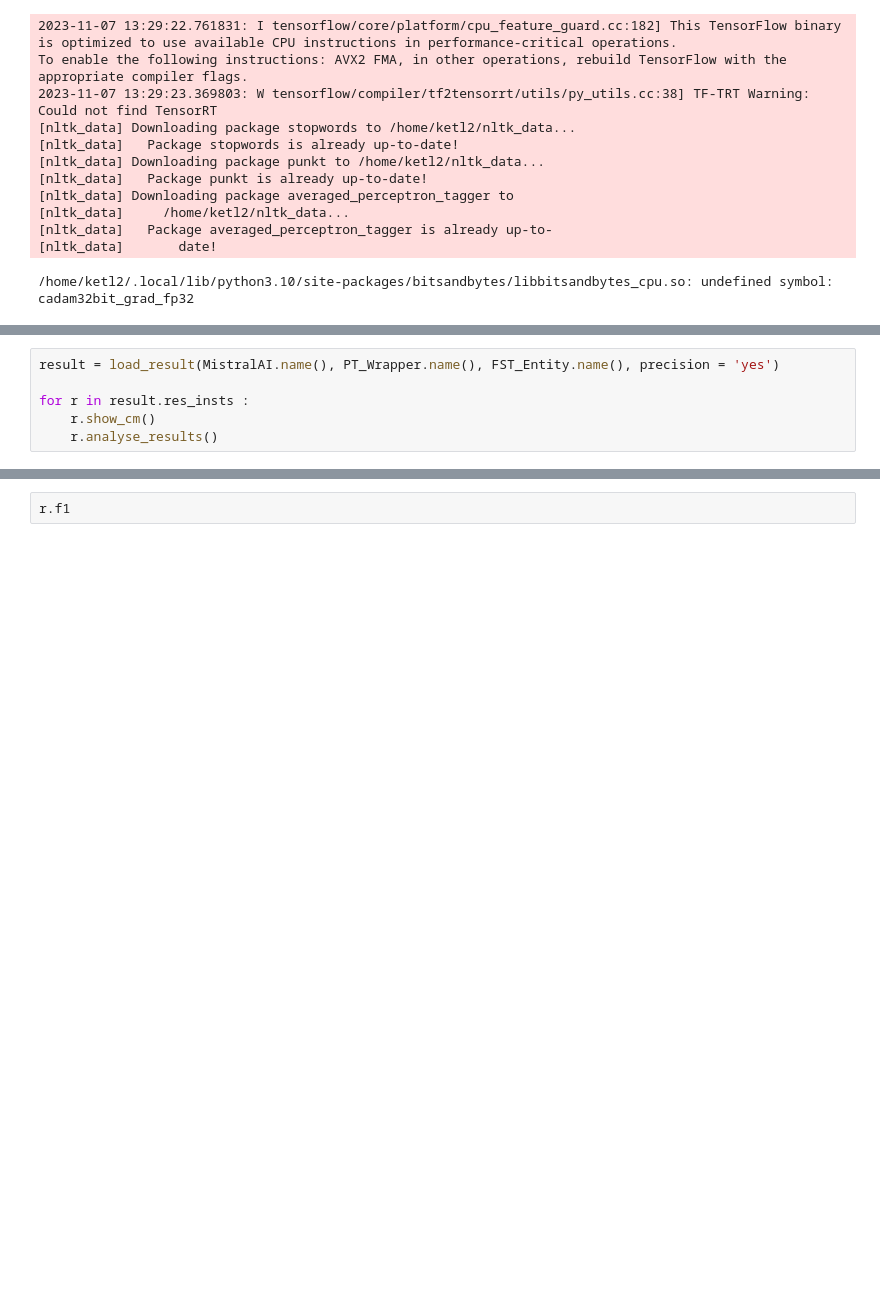
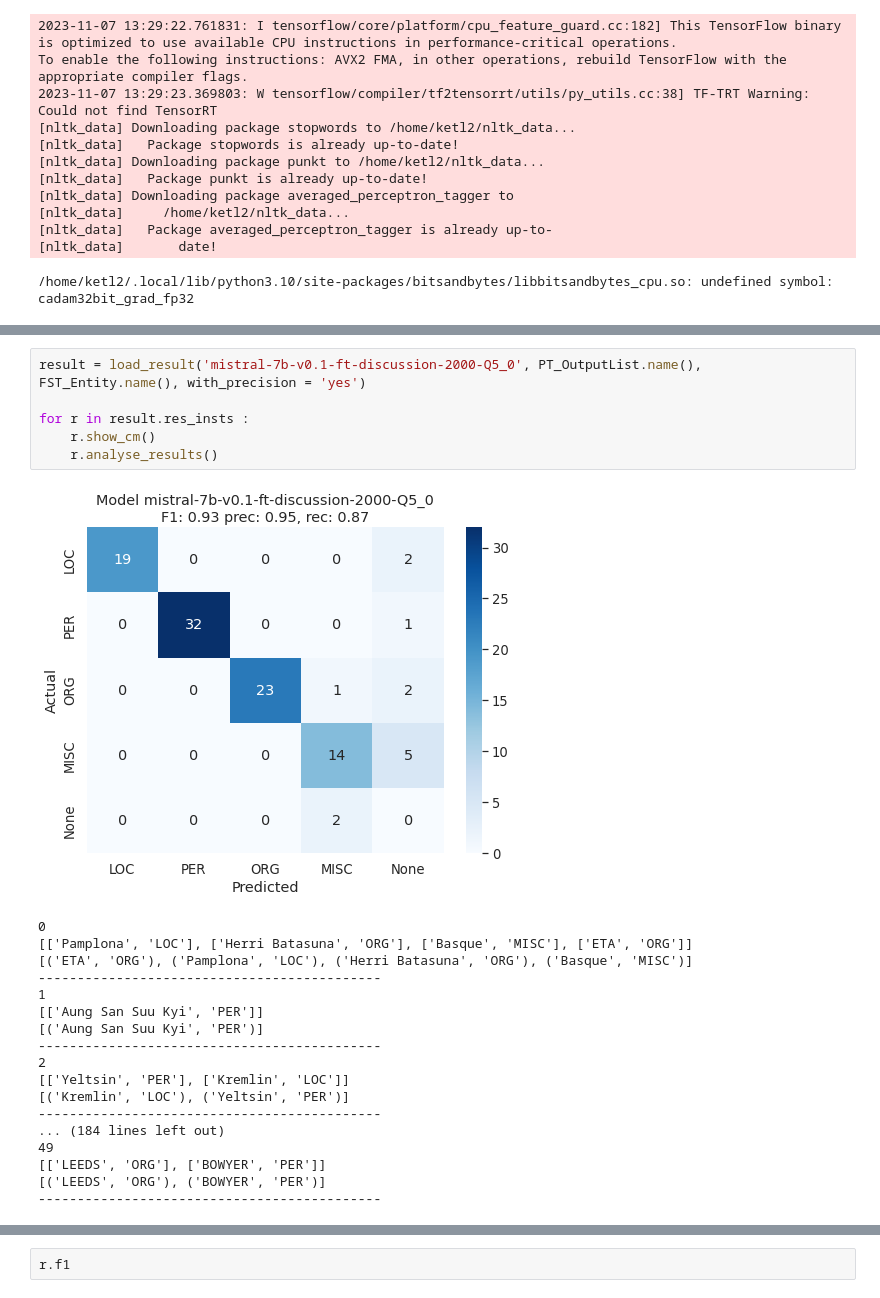
Before and after one commit to MathieuDesponds/Information-extraction-in-official-documents-using-LLMs, a Jupyter notebook: analysing_results.ipynb, the cells around one changed output, grey strips where cells are left out. Cells and saved outputs as stored; diff of their text form; blank space fills up the shorter version.

```diff
--- a/analysing_results.ipynb
+++ b/analysing_results.ipynb
@@ -43,6 +43,25 @@ Error loading file ner/saves/results/conll2003_cleaned/mistral-7b-v0.1-ft-discus
 # %%
-result = load_result(MistralAI.name(), PT_Wrapper.name(), FST_Entity.name(), precision = 'yes')
+result = load_result('mistral-7b-v0.1-ft-discussion-2000-Q5_0', PT_OutputList.name(), FST_Entity.name(), with_precision = 'yes')
 
 for r in result.res_insts :
     r.show_cm()
     r.analyse_results()
+# %% [output]
+[figure, added]
+0
+[['Pamplona', 'LOC'], ['Herri Batasuna', 'ORG'], ['Basque', 'MISC'], ['ETA', 'ORG']]
+[('ETA', 'ORG'), ('Pamplona', 'LOC'), ('Herri Batasuna', 'ORG'), ('Basque', 'MISC')]
+--------------------------------------------
+1
+[['Aung San Suu Kyi', 'PER']]
+[('Aung San Suu Kyi', 'PER')]
+--------------------------------------------
+2
+[['Yeltsin', 'PER'], ['Kremlin', 'LOC']]
+[('Kremlin', 'LOC'), ('Yeltsin', 'PER')]
+--------------------------------------------
+... (184 lines left out)
+49
+[['LEEDS', 'ORG'], ['BOWYER', 'PER']]
+[('LEEDS', 'ORG'), ('BOWYER', 'PER')]
+--------------------------------------------
```
Also changed, not shown: parts of 3 cells of this notebook, 2 other files.
